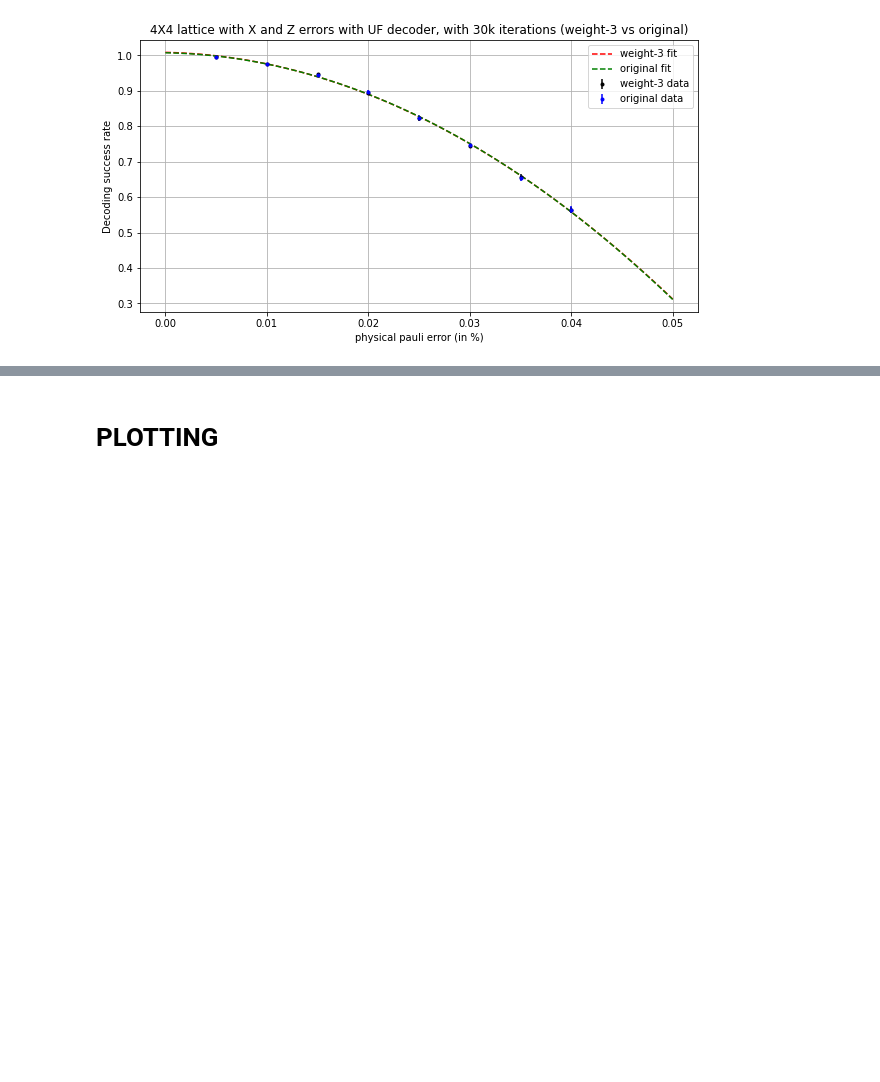
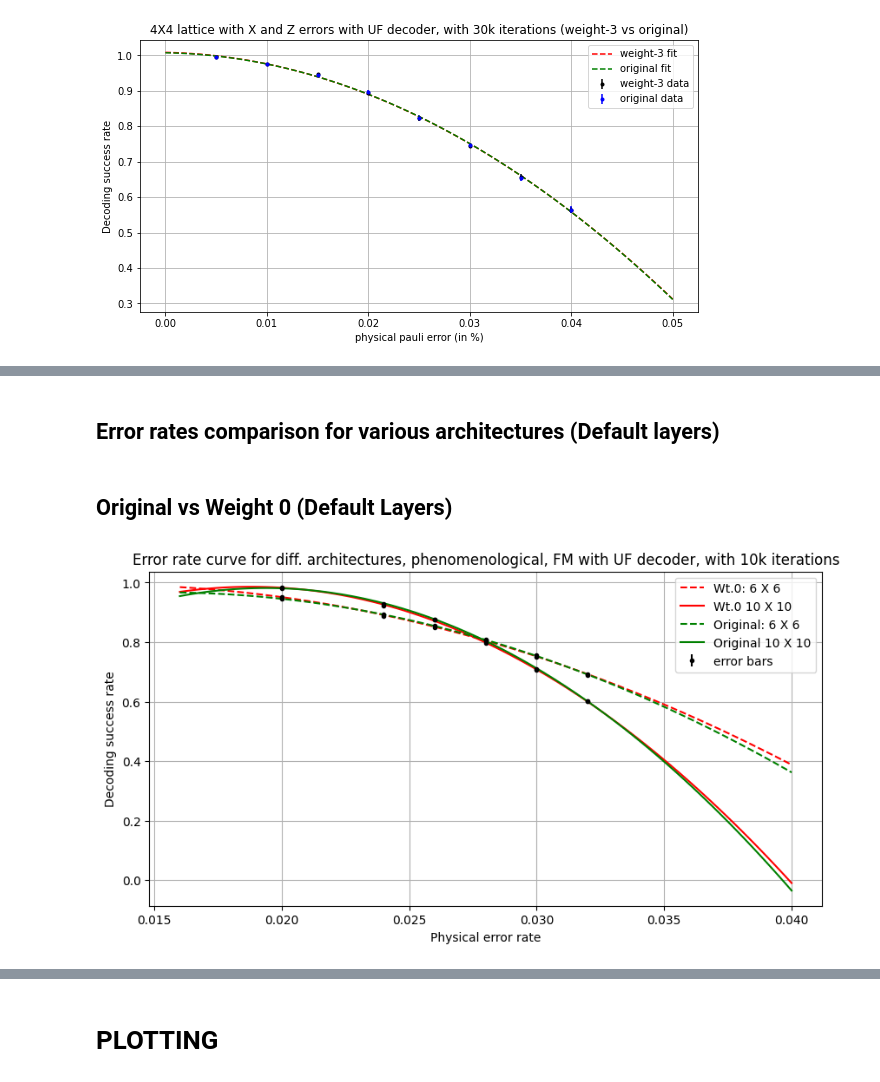
Before and after one commit to siddhantphy/qsurface, a Jupyter notebook: running/Conclusions.ipynb, the cells around one changed output, grey strips where cells are left out. Cells and saved outputs as stored; diff of their text form; code cells hidden in the pictures; blank space fills up the shorter version.

```diff
--- a/running/Conclusions.ipynb
+++ b/running/Conclusions.ipynb
@@ -82,6 +88,8 @@ for rate in error_rates:
 # %%
-rate = 0.07
+rate = 0.83
 create_phenomenological_toric_superoperator([rate, rate, rate, rate])
+# create_phenomenological_weight_3_toric_superoperator(1,[rate, rate, rate, rate, rate, rate])
+# create_phenomenological_weight_4_toric_superoperator(1,[rate, rate, rate, rate])
 # %% [markdown]
 # Time Scaling of Implementation
 # %% [markdown]
@@ -363,0 +425,2 @@ plt.savefig('comparison.pdf')
+# %% [markdown]
+## Error rates comparison for various architectures (Default layers)
@@ -363,0 +498,66 @@ plt.savefig('comparison.pdf')
+# %% [markdown]
+## Original vs Weight 0 (Default Layers)
+# %%
+iterations = 10000
+
+wt_0_data = {"(6, 6)":{"0":[0.02,0.9523],"1":[0.024,0.8889],"2":[0.026,0.8505],"3":[0.028,0.8046],"4":[0.03,0.7574],"5":[0.032,0.6889]},"(10, 10)":{"0":[0.02,0.9831],"1":[0.024,0.9232],"2":[0.026,0.8759],"3":[0.028,0.7963],"4":[0.03,0.7065],"5":[0.032,0.6006]}}
+wt_00_data = {"(6, 6)":{"0":[0.02,0.9447],"1":[0.024,0.8947],"2":[0.026,0.8541],"3":[0.028,0.8069],"4":[0.03,0.7509],"5":[0.032,0.6927]},"(10, 10)":{"0":[0.02,0.9815],"1":[0.024,0.929],"2":[0.026,0.8752],"3":[0.028,0.8082],"4":[0.03,0.7104],"5":[0.032,0.6004]}}
+
+rates = [rate[0] for rate in list(wt_0_data["(6, 6)"].values())]
+
+wt_0_l6 = [rate[1] for rate in list(wt_0_data["(6, 6)"].values())]
+wt_0_l10 = [rate[1] for rate in list(wt_0_data["(10, 10)"].values())]
+
+wt_00_l6 = [rate[1] for rate in list(wt_00_data["(6, 6)"].values())]
+wt_00_l10 = [rate[1] for rate in list(wt_00_data["(10, 10)"].values())]
+
+
+
+# Fitting function
+def fitting_function(x, a0, a1, a2, mu, pth):
+    return a0+a1*(x-pth)*(8**(1/mu))+a2*((x-pth)**2)*(8**(2/mu))
+
+# Error function
+def err(x):
+    return math.sqrt((x**2 * (1-x) + x * (1-x)**2 )/iterations)
+
+
+error_wt0 = [[err(x) for x in wt0_l] for wt0_l in [wt_0_l6, wt_0_l10]]
+error_wt00 = [[err(x) for x in wt00_l] for wt00_l in [wt_00_l6, wt_00_l10]]
+
+rng = np.random.default_rng()
+
+pop_wt0 =[curve_fit(fitting_function, rates, wt0, maxfev=5000) for wt0 in [wt_0_l6, wt_0_l10]]
+pop_wt00 =[curve_fit(fitting_function, rates, wt00, maxfev=5000) for wt00 in [wt_00_l6, wt_00_l10]]
+
+
+fig = plt.figure(figsize=(10,5))
+fig.set_facecolor("w")
+ax1 = fig.add_subplot()
+ax1.set_title('Error rate curve for diff. architectures, phenomenological, FM with UF decoder, with 10k iterations')
+ax1.set_ylabel('Decoding success rate')
+ax1.set_xlabel('Physical error rate')
+plt.grid()
+
+plt.errorbar(rates,wt_0_l6,yerr=error_wt0[0], fmt='k.')
+plt.errorbar(rates,wt_0_l10,yerr=error_wt0[1], fmt='k.')
+
+plt.errorbar(rates,wt_00_l6,yerr=error_wt00[0], fmt='k.')
+plt.errorbar(rates,wt_00_l10,yerr=error_wt00[1], fmt='k.')
+
+
+plt.plot(np.linspace(0.016, 0.04, 100),fitting_function(np.linspace(0.016, 0.04, 100),pop_wt0[0][0][0],pop_wt0[0][0][1],pop_wt0[0][0][2],pop_wt0[0][0][3],pop_wt0[0][0][4]),'r--', label='wt0_l6_fit')
+plt.plot(np.linspace(0.016, 0.04, 100),fitting_function(np.linspace(0.016, 0.04, 100),pop_wt0[1][0][0],pop_wt0[1][0][1],pop_wt0[1][0][2],pop_wt0[1][0][3],pop_wt0[1][0][4]),'r-', label='wt0_l10_fit')
+
+plt.plot(np.linspace(0.016, 0.04, 100),fitting_function(np.linspace(0.016, 0.04, 100),pop_wt00[0][0][0],pop_wt00[0][0][1],pop_wt00[0][0][2],pop_wt00[0][0][3],pop_wt00[0][0][4]),'g--', label='wt00_l6_fit')
+plt.plot(np.linspace(0.016, 0.04, 100),fitting_function(np.linspace(0.016, 0.04, 100),pop_wt00[1][0][0],pop_wt00[1][0][1],pop_wt00[1][0][2],pop_wt00[1][0][3],pop_wt00[1][0][4]),'g-', label='wt00_l10_fit')
+
+
+
+
+plt.legend(['Wt.0: 6 X 6','Wt.0 10 X 10','Original: 6 X 6','Original 10 X 10','error bars'])
+
+plt.savefig('Architectures_original_vs_wt0_comparison_default_layers.pdf')
+plt.show()
+# %% [output]
+[figure, added]
```
Also changed, not shown: parts of 17 cells of this notebook, 6 other files.
